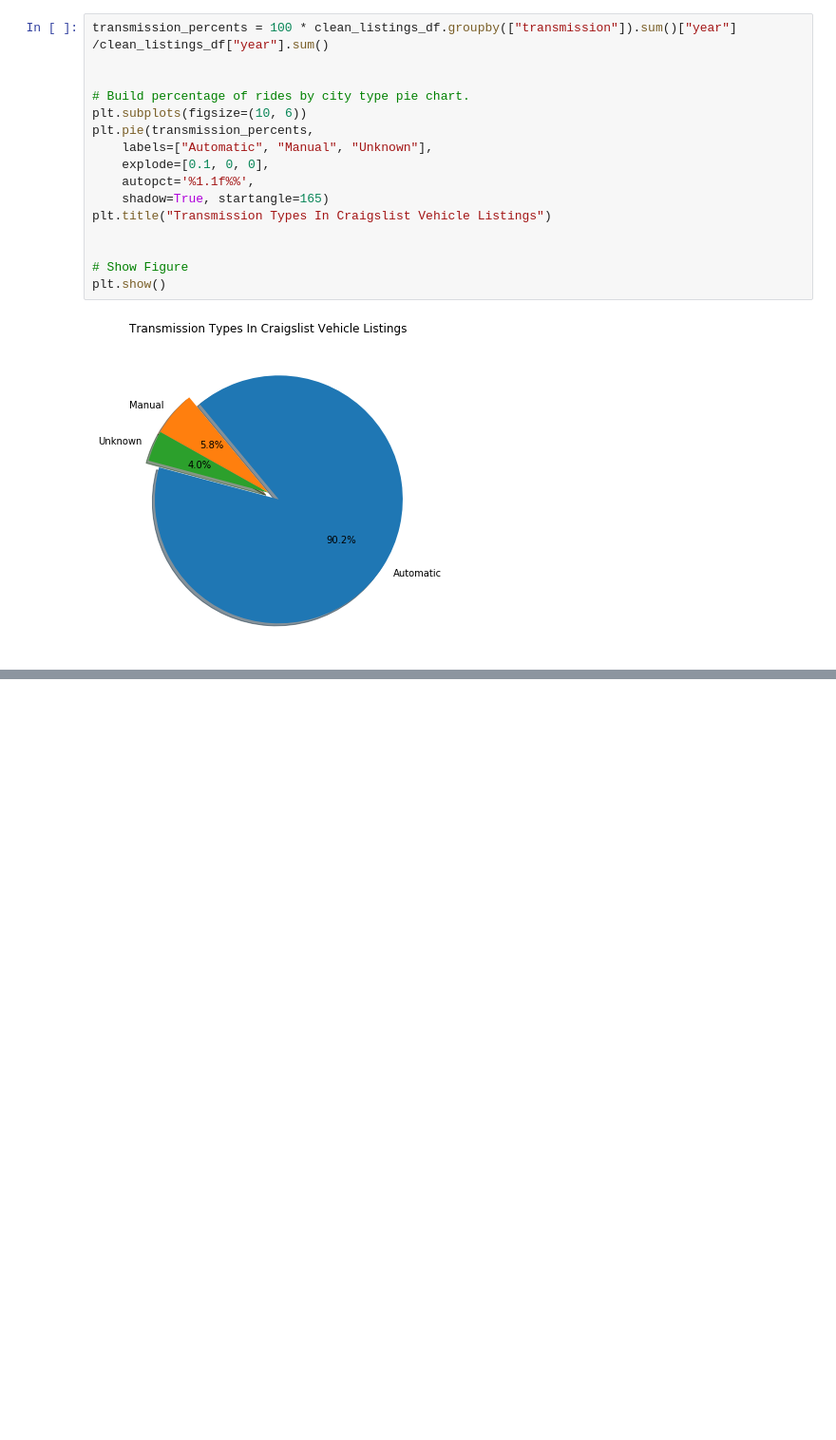
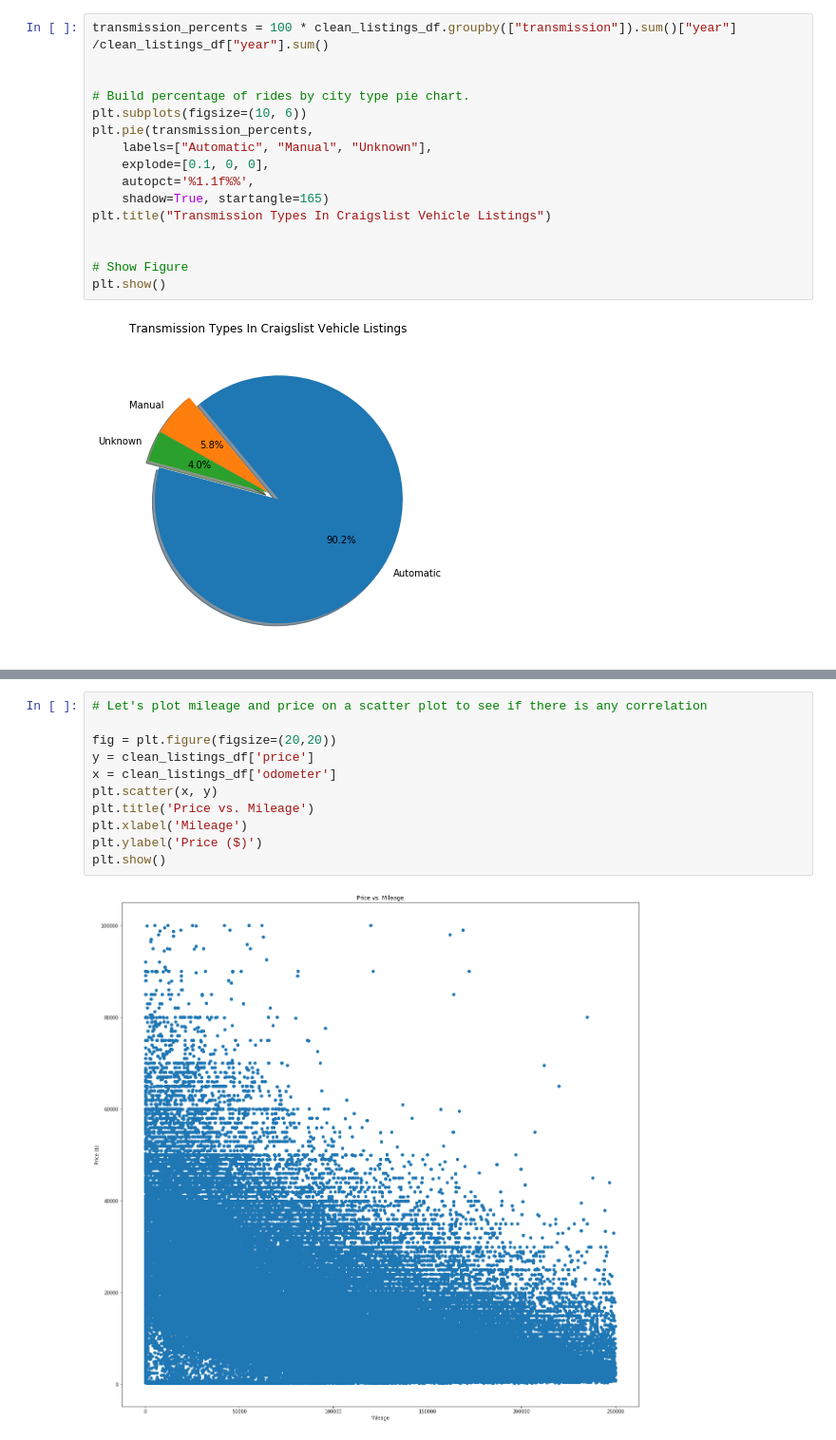
Before and after one commit to sathvikaithala/Craigslist-ETL, a Jupyter notebook: craigslist-etl.ipynb, the cells around one changed output, grey strips where cells are left out. Shown at 95% size. Cells and saved outputs as stored; diff of their text form; blank space fills up the shorter version.

```diff
--- a/craigslist-etl.ipynb
+++ b/craigslist-etl.ipynb
@@ -804,0 +796,13 @@ Name: year, dtype: float64
+# %%
+# Let's plot mileage and price on a scatter plot to see if there is any correlation
+
+fig = plt.figure(figsize=(20,20))
+y = clean_listings_df['price']
+x = clean_listings_df['odometer']
+plt.scatter(x, y)
+plt.title('Price vs. Mileage')
+plt.xlabel('Mileage')
+plt.ylabel('Price ($)')
+plt.show()
+# %% [output]
+[figure, added]
```
Also changed, not shown: parts of 2 cells of this notebook.
